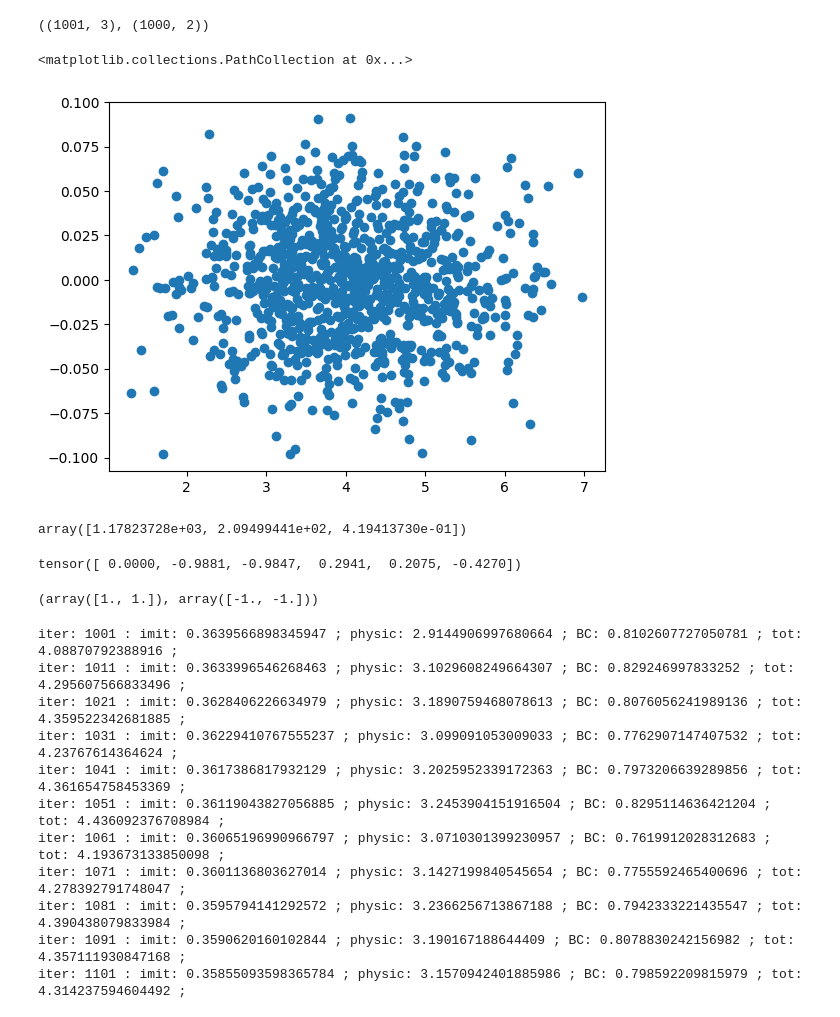
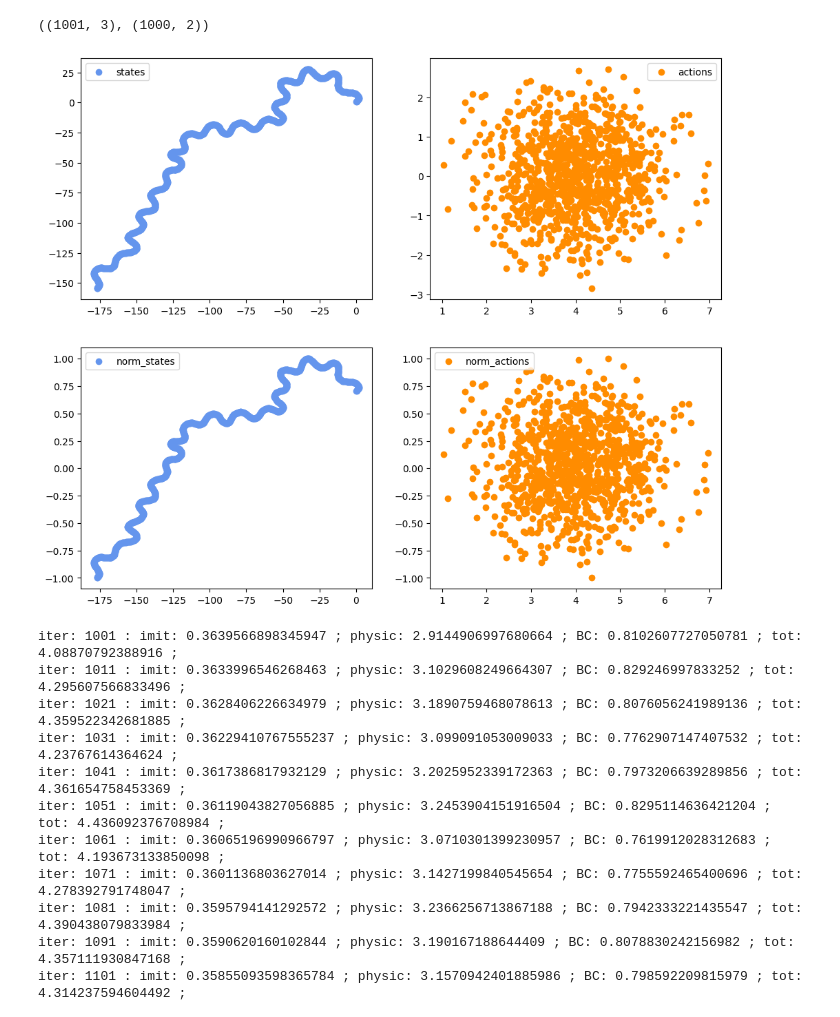
Before and after one commit to neverorfrog/simple_neural_mpc, a Jupyter notebook: dev_notebook/test.ipynb, the cells around one changed output. Drawn from its saved outputs; the diff is of its cells as text; code cells hidden in the pictures.

```diff
--- a/dev_notebook/test.ipynb
+++ b/dev_notebook/test.ipynb
@@ -7,8 +1,11 @@ os.getcwd()
 # %%
+import os, sys
+sys.path.append('../neural_model_identification')
+os.getcwd()
+
 from Agent.AbstractLearner import AbstractLearner
 from Agent.PINN_uniKin_Learner import PINNLearner
 from Agent.neural_nets.MLP import MLP
-from Agent.neural_nets.RNN import RNN
 
 from Agent.dyn_utils.utils import (
     euler_integration,
@@ -25,27 +22,33 @@ from torch.func import vmap
 
 from typing import Tuple
 import matplotlib.pyplot as plt
+
+path = "../neural_model_identification/data_module/trajectories_kin/"
+actions = np.load(path + "sample_0/actions.npy")
+states = np.load(path + "sample_0/states.npy")
+states_range = (states.max(0), states.min(0))
+actions_range = (actions.max(0), actions.min(0))
+states.shape, actions.shape
+# %% [output]
+((1001, 3), (1000, 2))
-# %%
-path = "../neural_model_identification/data_module/PINN/"
-actions = np.load(path + "sample_0/actions.npy")
-states = np.load(path + "sample_0/states.npy")
-
-states.shape, actions.shape
-# %% [output]
-((1001, 3), (1000, 2))
-# %%
-#plt.scatter(states[:, 0], states[:, 1])
-plt.scatter(actions[:, 0], actions[:, 1])
-# %% [output]
-<matplotlib.collections.PathCollection at 0x...>
-[figure, removed]
-# %%
-states.max(0)
-# %% [output]
-array([1.17823728e+03, 2.09499441e+02, 4.19413730e-01])
 # %%
-states = normalize_state(states, x_max=states.max(0), x_min=states.min(0))
-actions = normalize_state(actions, x_max=actions.max(0), x_min=actions.min(0))
+norm_states = normalize_state(states, x_max=states.max(0), x_min=states.min(0))
+norm_actions = normalize_state(actions, x_max=actions.max(0), x_min=actions.min(0))
+# %%
+fig, axs = plt.subplots(2,2)
+axs[0][0].scatter(states[:, 0], states[:, 1], color="cornflowerblue", label="states")
+axs[0][1].scatter(actions[:, 0], actions[:, 1], color="darkorange", label="actions")
+axs[1][0].scatter(states[:, 0], norm_states[:, 1], color="cornflowerblue", label="norm_states")
+axs[1][1].scatter(actions[:, 0], norm_actions[:, 1], color="darkorange", label="norm_actions")
+
+axs[0][0].legend()
+axs[0][1].legend()
+axs[1][0].legend()
+axs[1][1].legend()
+fig.set_figheight(10)
+fig.set_figwidth(12)
+# %% [output]
+[figure, added]
 # %%
 params = TrainParams()
 # %%
@@ -71,7 +75,3 @@ for i in range(states.shape[0] - 1):
 
 
 dataset_tensor = torch.hstack((torch.vstack(X), torch.vstack(Y)))
-# %%
-dataset_tensor[10, :-3]
-# %% [output]
-tensor([ 0.0000, -0.9881, -0.9847,  0.2941,  0.2075, -0.4270])
@@ -81,4 +77,0 @@ actions_range = (actions.max(0), actions.min(0))
-# %%
-actions_range
-# %% [output]
-(array([1., 1.]), array([-1., -1.]))
```
Also changed, not shown: parts of 6 cells of this notebook.
